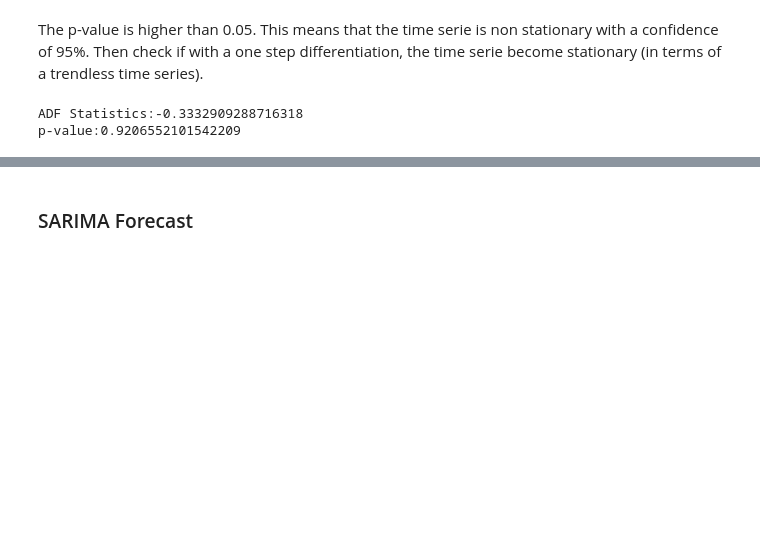
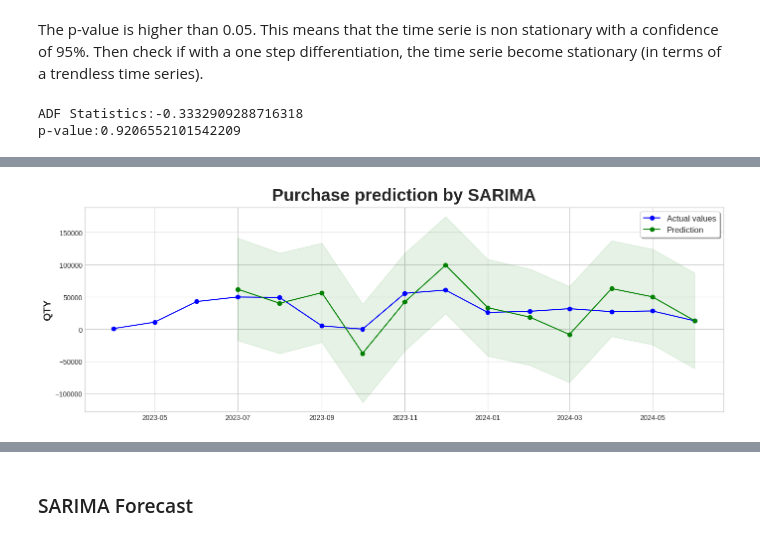
Before and after one commit to thirayume/POPrediction, a Jupyter notebook: Muangtai_PGSQL.ipynb, the cells around one changed output, grey strips where cells are left out. Drawn from its saved outputs; the diff is of its cells as text; code cells hidden in the pictures; blank space fills up the shorter version.

```diff
--- a/Muangtai_PGSQL.ipynb
+++ b/Muangtai_PGSQL.ipynb
@@ -678,0 +712,25 @@ SARIMA_model = model.fit()
+# %%
+# All the 4 plots indicates a good fit of the SARIMA model on the given time serie.
+# Create a vector that will host the predictions
+prediction = SARIMA_model.get_prediction(start = -12)
+mean_prediction = prediction.predicted_mean
+mean_prediction = mean_prediction.rename("prediction")
+# %%
+# Get the confidence intervals from the sarima prediction
+confi_int_p = prediction.conf_int()
+lower_limits_p = confi_int_p.iloc[:, 0]
+upper_limits_p = confi_int_p.iloc[:, 1]
+# %%
+plt.figure(figsize = (14, 5))
+plt.title("Purchase prediction by SARIMA", fontsize = 25)
+
+plt.plot(sample_df[-24:].index, sample_df[-24:].values, label = 'Actual values', color = "blue", marker = "o")
+
+plt.plot(mean_prediction[-24:].index, mean_prediction[-24:].values, label = 'Prediction', color = "green", marker = "o")
+plt.fill_between(mean_prediction[-24:].index, lower_limits_p, upper_limits_p, alpha = 0.1, color = "green")
+
+plt.legend(fontsize = 12, fancybox = True, shadow = True, frameon = True)
+plt.ylabel('QTY', fontsize = 15)
+plt.show()
+# %% [output]
+[figure, added]
```
Also changed, not shown: parts of 20 cells of this notebook.
